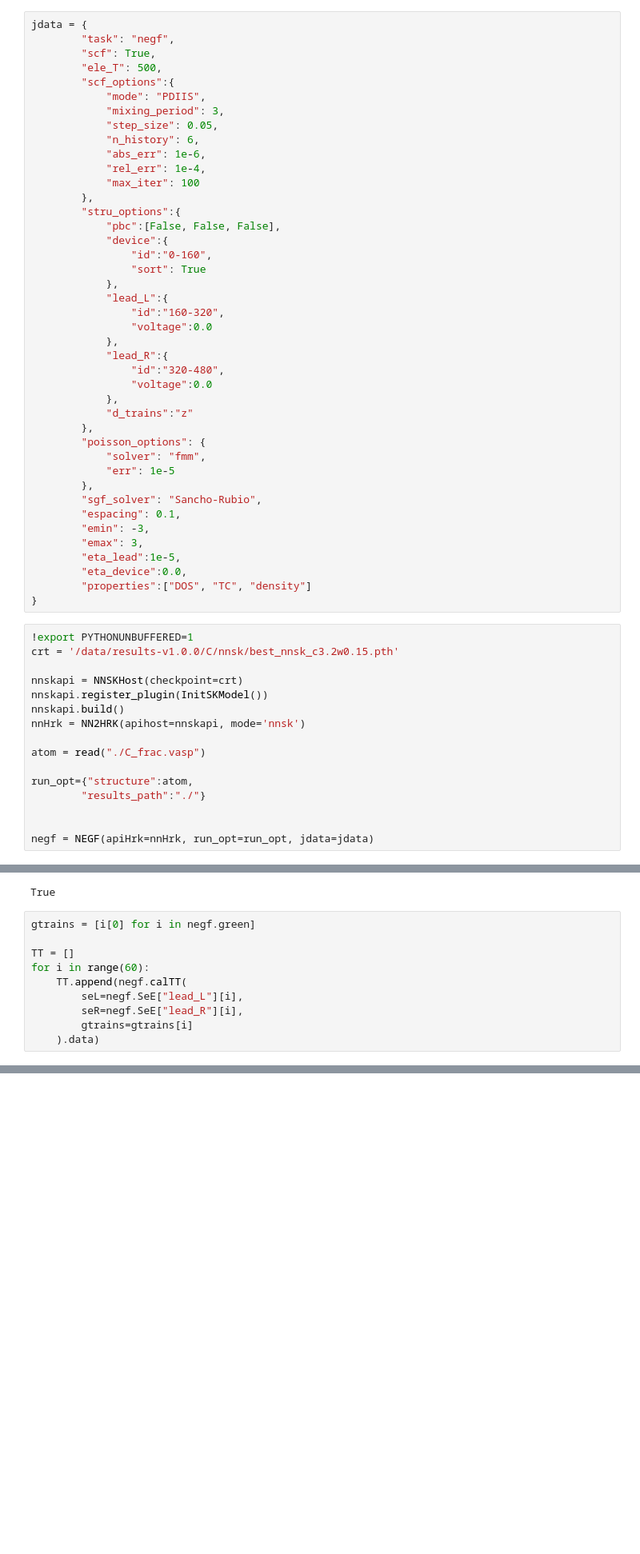
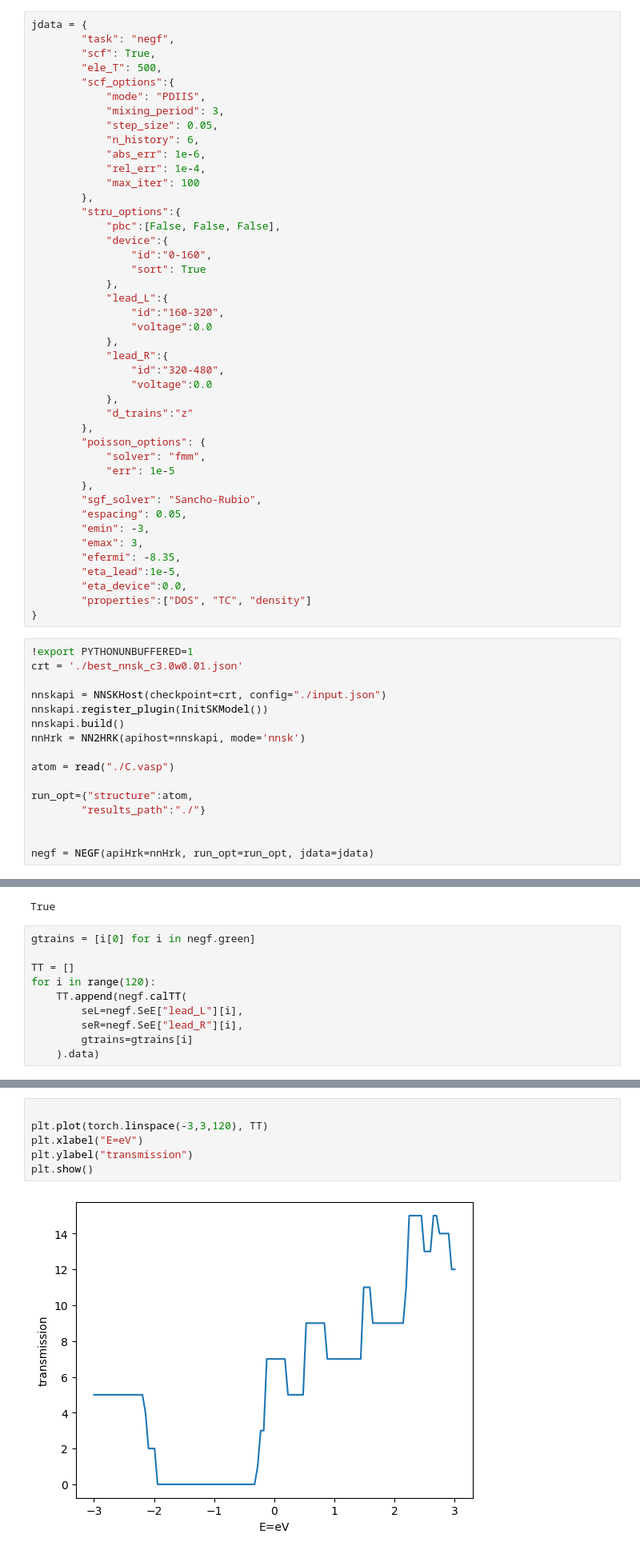
Before and after one commit to Cautumn/deeptb, a Jupyter notebook: examples/negf/negf.ipynb, the cells around one changed output, grey strips where cells are left out. Shown: that part at 80% size. Drawn from its saved outputs; the diff is of its cells as text; blank space fills up the shorter version.

```diff
--- a/examples/negf/negf.ipynb
+++ b/examples/negf/negf.ipynb
@@ -120,23 +99,24 @@ jdata = {
             "err": 1e-5
         },
         "sgf_solver": "Sancho-Rubio",
-        "espacing": 0.1,
+        "espacing": 0.05,
         "emin": -3,
         "emax": 3,
+        "efermi": -8.35,
         "eta_lead":1e-5,
         "eta_device":0.0,
         "properties":["DOS", "TC", "density"]
 }
 # %%
 !export PYTHONUNBUFFERED=1
-crt = '/data/results-v1.0.0/C/nnsk/best_nnsk_c3.2w0.15.pth'
+crt = './best_nnsk_c3.0w0.01.json'
 
-nnskapi = NNSKHost(checkpoint=crt)
+nnskapi = NNSKHost(checkpoint=crt, config="./input.json")
 nnskapi.register_plugin(InitSKModel())
 nnskapi.build()
 nnHrk = NN2HRK(apihost=nnskapi, mode='nnsk')
 
-atom = read("./C_frac.vasp")
+atom = read("./C.vasp")
 
 run_opt={"structure":atom,
         "results_path":"./"}
@@ -157,7 +137,7 @@ True
 gtrains = [i[0] for i in negf.green]
 
 TT = []
-for i in range(60):
+for i in range(120):
     TT.append(negf.calTT(
         seL=negf.SeE["lead_L"][i],
         seR=negf.SeE["lead_R"][i],
@@ -170,0 +146,8 @@ plt.show()
+# %%
+
+plt.plot(torch.linspace(-3,3,120), TT)
+plt.xlabel("E=eV")
+plt.ylabel("transmission")
+plt.show()
+# %% [output]
+[figure, added]
```
Also changed, not shown: parts of 3 cells of this notebook, 3 other files.
